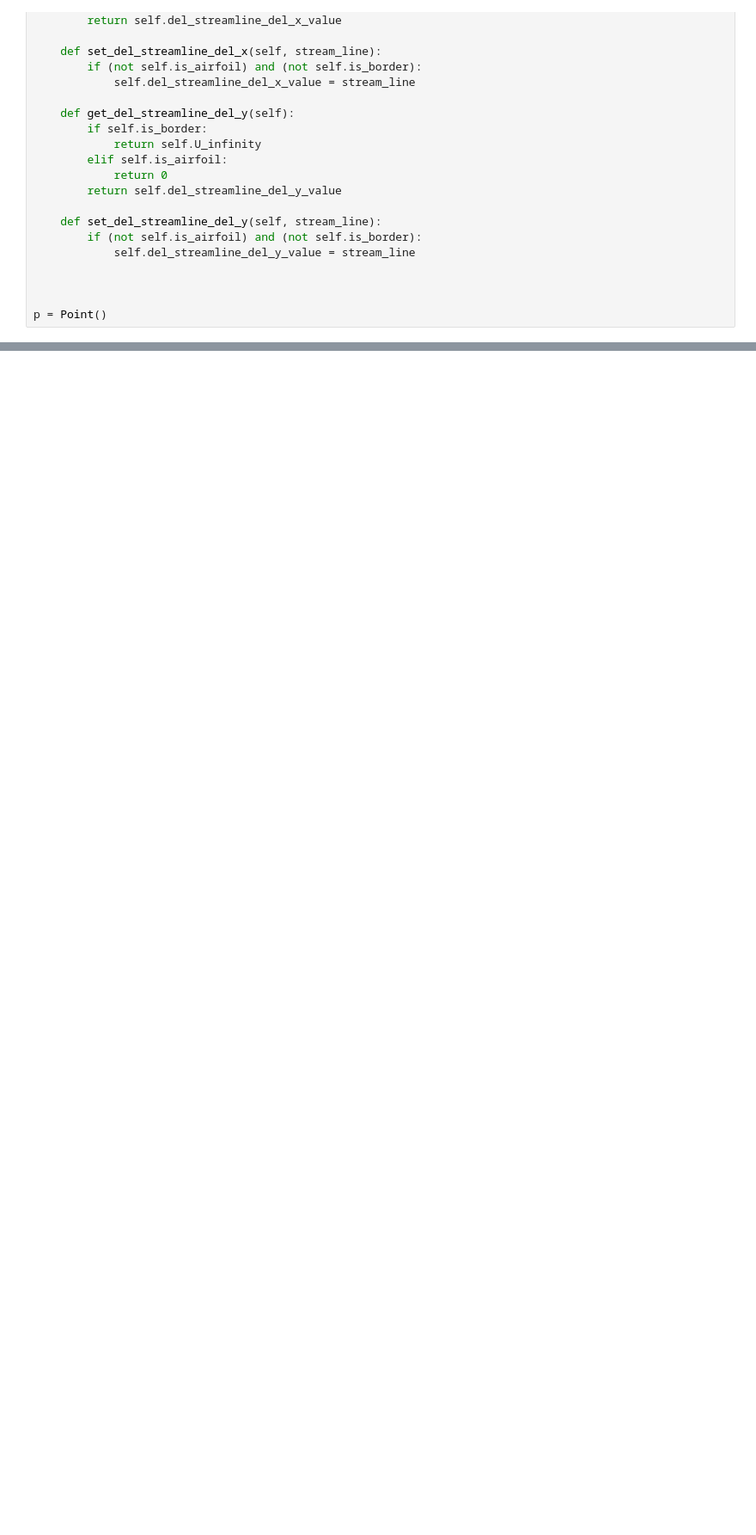
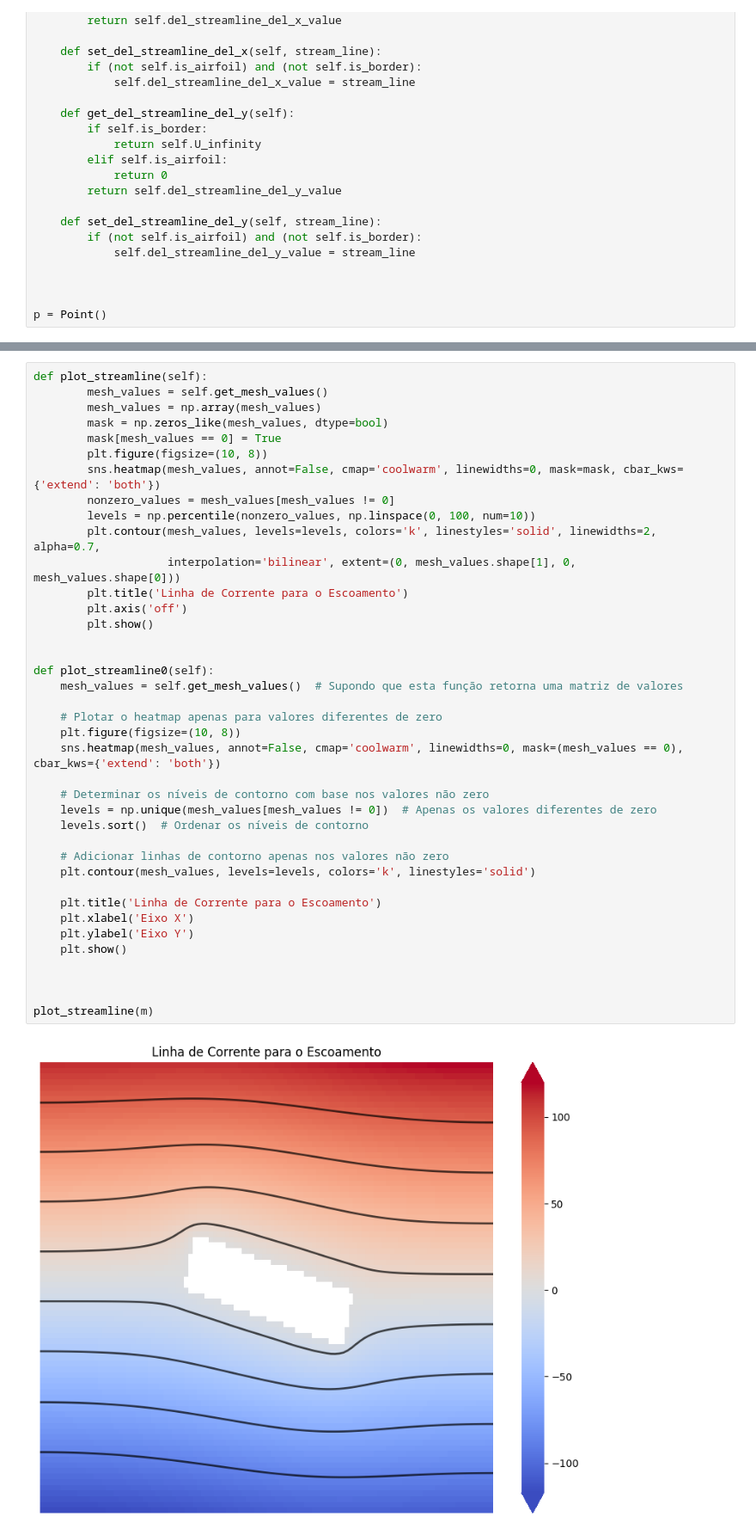
Before and after one commit to guicbelon/EulerRK4_simul, a Jupyter notebook: 2.ipynb, the cells around one changed output, grey strips where cells are left out. Shown: that part at 86% size. Cells and saved outputs as stored; diff of their text form; blank space fills up the shorter version.

```diff
--- a/2.ipynb
+++ b/2.ipynb
@@ -121,0 +287,41 @@ m.plot_mesh()
+# %%
+def plot_streamline(self):
+        mesh_values = self.get_mesh_values()
+        mesh_values = np.array(mesh_values)
+        mask = np.zeros_like(mesh_values, dtype=bool)
+        mask[mesh_values == 0] = True
+        plt.figure(figsize=(10, 8))
+        sns.heatmap(mesh_values, annot=False, cmap='coolwarm', linewidths=0, mask=mask, cbar_kws={'extend': 'both'})
+        nonzero_values = mesh_values[mesh_values != 0]
+        levels = np.percentile(nonzero_values, np.linspace(0, 100, num=10))
+        plt.contour(mesh_values, levels=levels, colors='k', linestyles='solid', linewidths=2, alpha=0.7,
+                    interpolation='bilinear', extent=(0, mesh_values.shape[1], 0, mesh_values.shape[0]))
+        plt.title('Linha de Corrente para o Escoamento')
+        plt.axis('off')
+        plt.show()
+
+
+def plot_streamline0(self):
+    mesh_values = self.get_mesh_values()  # Supondo que esta função retorna uma matriz de valores
+
+    # Plotar o heatmap apenas para valores diferentes de zero
+    plt.figure(figsize=(10, 8))
+    sns.heatmap(mesh_values, annot=False, cmap='coolwarm', linewidths=0, mask=(mesh_values == 0), cbar_kws={'extend': 'both'})
+
+    # Determinar os níveis de contorno com base nos valores não zero
+    levels = np.unique(mesh_values[mesh_values != 0])  # Apenas os valores diferentes de zero
+    levels.sort()  # Ordenar os níveis de contorno
+
+    # Adicionar linhas de contorno apenas nos valores não zero
+    plt.contour(mesh_values, levels=levels, colors='k', linestyles='solid')
+
+    plt.title('Linha de Corrente para o Escoamento')
+    plt.xlabel('Eixo X')
+    plt.ylabel('Eixo Y')
+    plt.show()
+
+
+
+plot_streamline(m)
+# %% [output]
+[figure, added]
```
Also changed, not shown: parts of 9 cells of this notebook, 1 other file.
